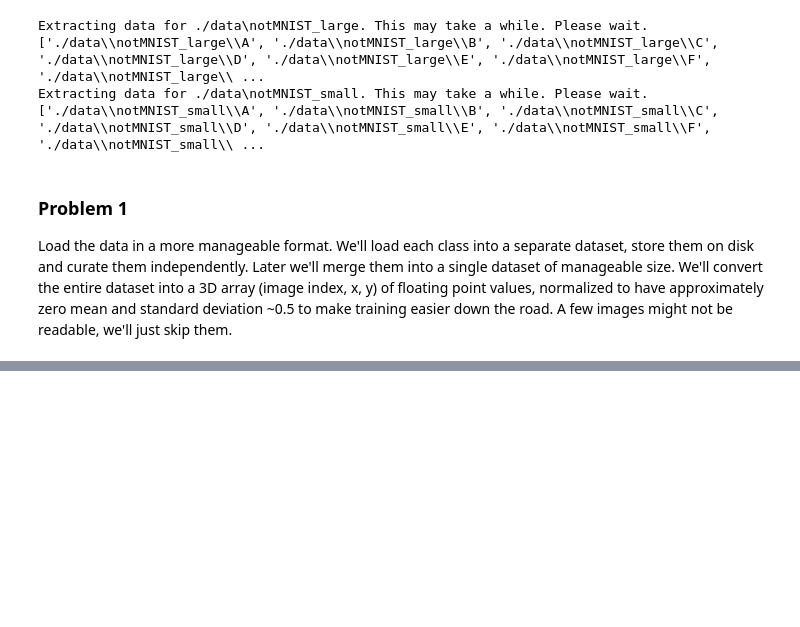
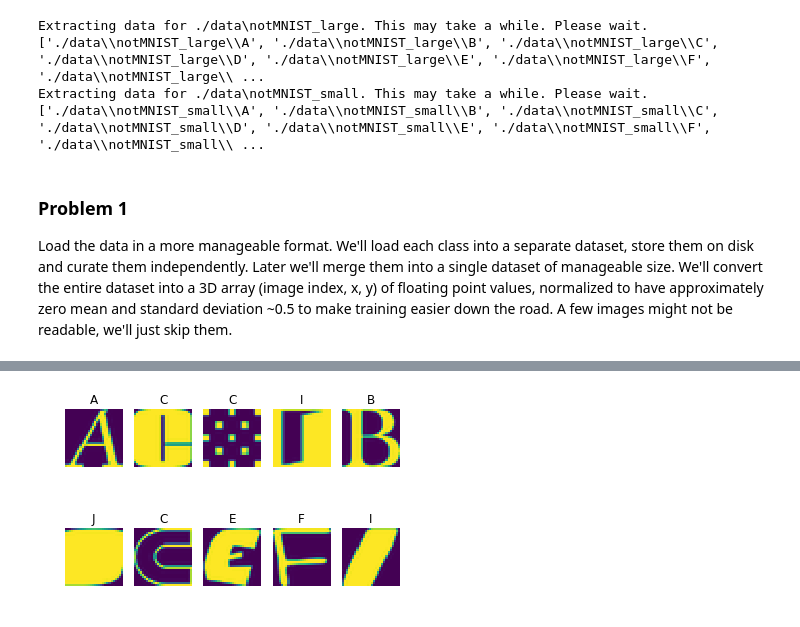
Before and after one commit to jtang10/deepLearning_udacity, a Jupyter notebook: 1_notmnist.ipynb, the cells around one changed output, grey strips where cells are left out. Saved outputs shown, nothing was run; the diff lists cells and outputs as text; code cells hidden in the pictures; blank space fills up the shorter version.

```diff
--- a/1_notmnist.ipynb
+++ b/1_notmnist.ipynb
@@ -205,0 +331,4 @@ disp_sample_pickles(train_folders)
+# %%
+disp_sample_dataset(valid_dataset, valid_labels)
+# %% [output]
+[figure, added]
```
Also changed, not shown: parts of 28 cells of this notebook.
